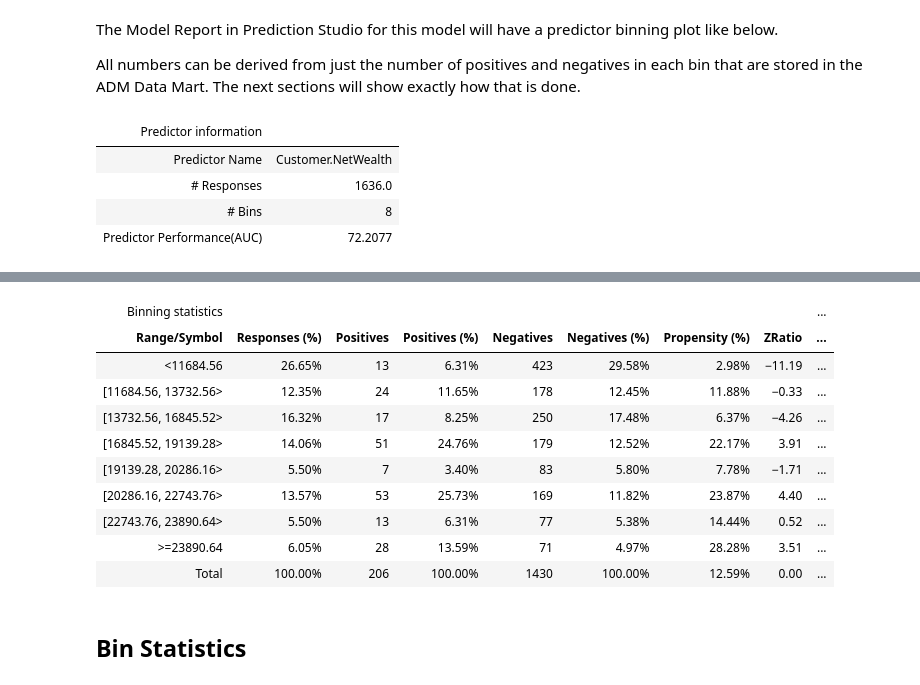
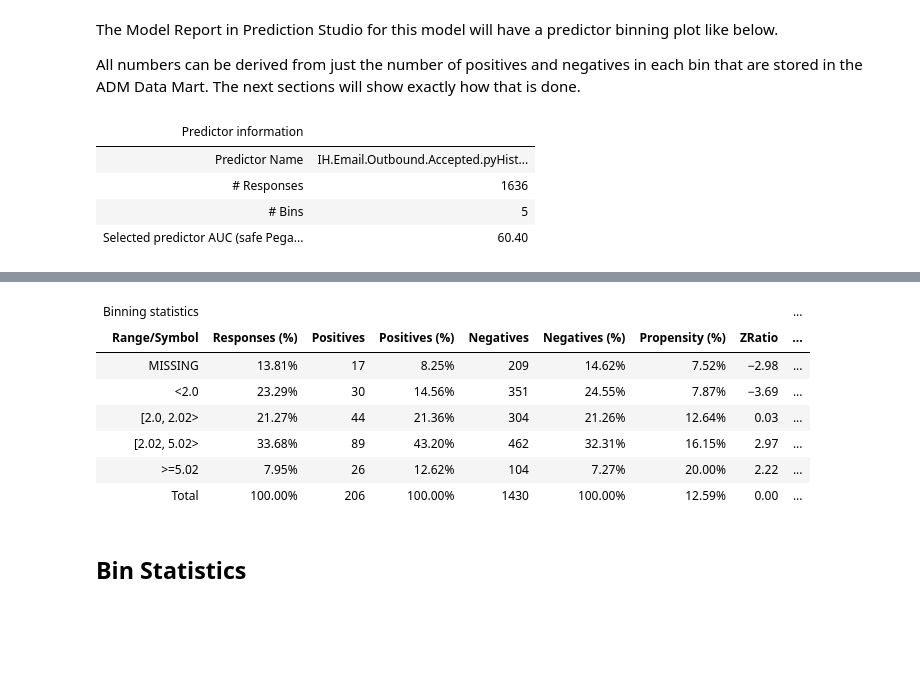
Before and after one commit to pegasystems/pega-datascientist-tools, a Jupyter notebook: dev/articles/ADMExplained.ipynb, the cells around one changed output, grey strips where cells are left out. Saved outputs shown, nothing was run; the diff lists cells and outputs as text; code cells hidden in the pictures; blank space fills up the shorter version.

```diff
--- a/dev/articles/ADMExplained.ipynb
+++ b/dev/articles/ADMExplained.ipynb
@@ -30,7 +30,7 @@ from pdstools import datasets
 from pdstools.utils import cdh_utils
 # %%
 model_name = "AutoNew84Months"
-predictor_name = "Customer.NetWealth"
+predictor_name = "IH.Email.Outbound.Accepted.pyHistoricalOutcomeCount"
 channel = "Web"
 # %% [markdown]
 For the example we pick one particular model over a channel.
@@ -149,36 +149,40 @@ All numbers can be derived from just the number of positives and negatives in ea
 # %%
 display(
     GT(
-        (
-            predictorbinning.group_by("PredictorName")
-            .agg(
-                pl.first("ResponseCount").cast(pl.Utf8).alias("# Responses"),
-                pl.n_unique("BinIndex").cast(pl.Utf8).alias("# Bins"),
-                (pl.first("PredictorPerformance") * 100)
-                .cast(pl.Utf8)
-                .alias("Predictor Performance(AUC)"),
-            )
-            .rename({"PredictorName": "Predictor Name"})
-            .transpose(include_header=True)
+        pl.DataFrame(
+            {
+                "Metric": [
+                    "Predictor Name",
+                    "# Responses",
+                    "# Bins",
+                    "Selected predictor AUC (safe Pega scale)",
+                ],
+                "Value": [
+                    predictor_name,
+                    f"{predictorbinning.get_column('ResponseCount')[0]:.0f}",
+                    f"{predictorbinning.get_column('BinIndex').n_unique()}",
+                    f"{100 * predictorbinning.get_column('PredictorPerformance')[0]:.2f}",
+                ],
+            }
         )
     )
     .tab_header("Predictor information")
     .tab_options(column_labels_hidden=True)
-    .tab_style(style=style.text(weight="bold"), locations=loc.body(columns="column"))
+    .tab_style(style=style.text(weight="bold"), locations=loc.body(columns="Metric"))
     .tab_options(table_margin_left=0)
 )
 
 fig = dm.plot.predictor_binning(
     model_id=modelpredictors.get_column("ModelID").unique().to_list()[0],
     predictor_name=predictor_name,
 )
 fig.update_layout(width=600, height=400)
 # %% [output]
 | Predictor information |  |
-| Predictor Name | Customer.NetWealth |
-| # Responses | 1636.0 |
-| # Bins | 8 |
-| Predictor Performance(AUC) | 72.2077 |
+| Predictor Name | IH.Email.Outbound.Accepted.pyHist... |
+| # Responses | 1636 |
+| # Bins | 5 |
+| Selected predictor AUC (safe Pega... | 60.40 |
 [interactive output not drawn]
 # %%
 BinPositives = pl.col("BinPositives")
@@ -228,14 +232,11 @@ GT(binstats).tab_header("Binning statistics").tab_style(
 # %% [output]
 | Binning statistics |  |  |  |  |  |  |  | ... |
 | Range/Symbol | Responses (%) | Positives | Positives (%) | Negatives | Negatives (%) | Propensity (%) | ZRatio | ... |
-| <11684.56 | 26.65% | 13 | 6.31% | 423 | 29.58% | 2.98% | −11.19 | ... |
-| [11684.56, 13732.56> | 12.35% | 24 | 11.65% | 178 | 12.45% | 11.88% | −0.33 | ... |
-| [13732.56, 16845.52> | 16.32% | 17 | 8.25% | 250 | 17.48% | 6.37% | −4.26 | ... |
-| [16845.52, 19139.28> | 14.06% | 51 | 24.76% | 179 | 12.52% | 22.17% | 3.91 | ... |
-| [19139.28, 20286.16> | 5.50% | 7 | 3.40% | 83 | 5.80% | 7.78% | −1.71 | ... |
-| [20286.16, 22743.76> | 13.57% | 53 | 25.73% | 169 | 11.82% | 23.87% | 4.40 | ... |
-| [22743.76, 23890.64> | 5.50% | 13 | 6.31% | 77 | 5.38% | 14.44% | 0.52 | ... |
-| >=23890.64 | 6.05% | 28 | 13.59% | 71 | 4.97% | 28.28% | 3.51 | ... |
+| MISSING | 13.81% | 17 | 8.25% | 209 | 14.62% | 7.52% | −2.98 | ... |
+| <2.0 | 23.29% | 30 | 14.56% | 351 | 24.55% | 7.87% | −3.69 | ... |
+| [2.0, 2.02> | 21.27% | 44 | 21.36% | 304 | 21.26% | 12.64% | 0.03 | ... |
+| [2.02, 5.02> | 33.68% | 89 | 43.20% | 462 | 32.31% | 16.15% | 2.97 | ... |
+| >=5.02 | 7.95% | 26 | 12.62% | 104 | 7.27% | 20.00% | 2.22 | ... |
 | Total | 100.00% | 206 | 100.00% | 1430 | 100.00% | 12.59% | 0.00 | ... |
 # %% [markdown]
 ## Bin Statistics
```
Also changed, not shown: parts of 21 cells of this notebook, 27 other files.
